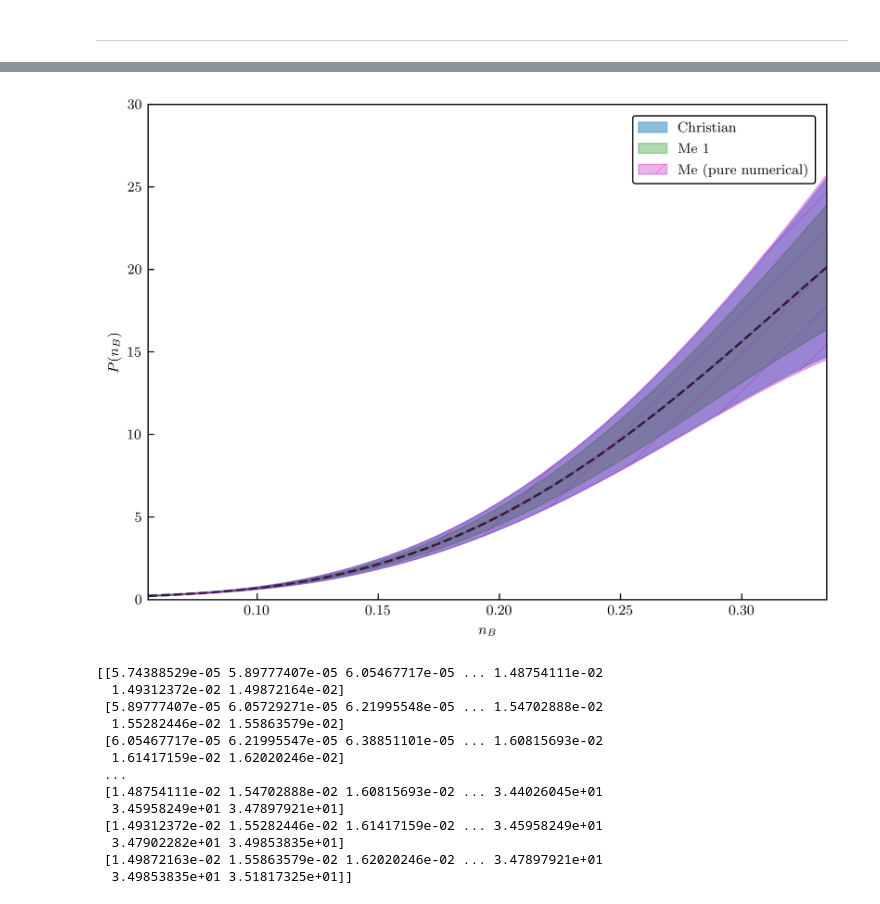
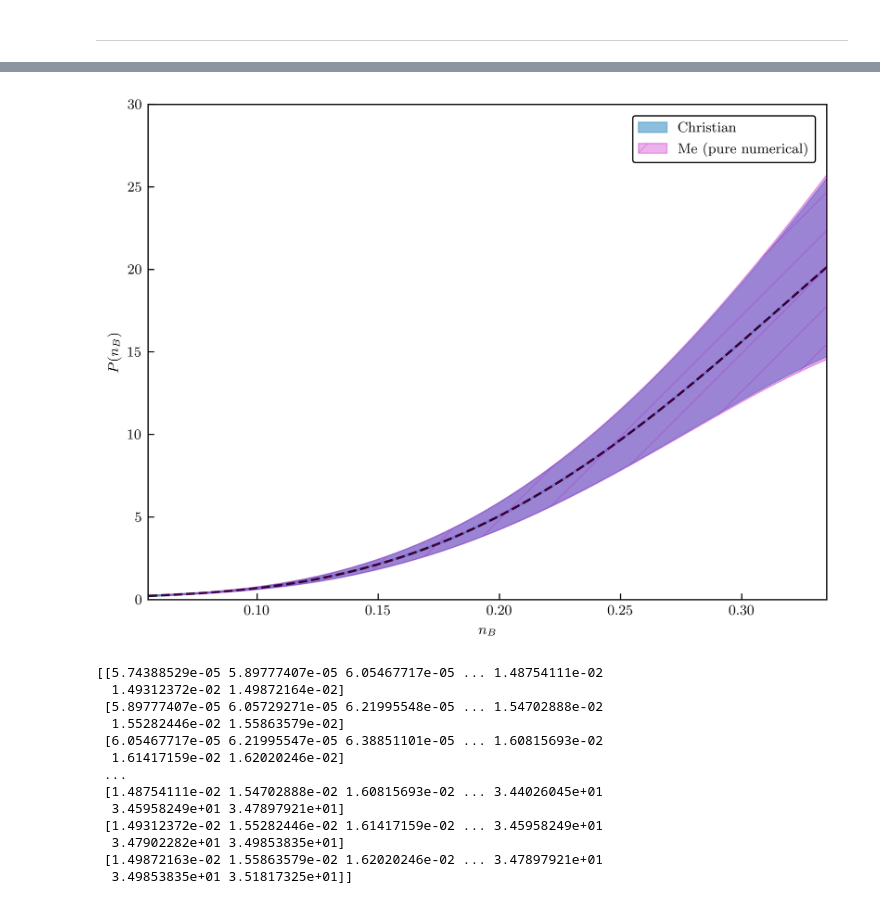
Before and after one commit to asemposki/neutron-rich-bmm, a Jupyter notebook: notebooks/NSM_EOS_ChEFT.ipynb, the cells around one changed output, grey strips where cells are left out. Cells and saved outputs as stored; diff of their text form; code cells hidden in the pictures.

Commit message:
cleaned up the version of the notebook we actually need

```diff
--- a/notebooks/NSM_EOS_ChEFT.ipynb
+++ b/notebooks/NSM_EOS_ChEFT.ipynb
@@ -943,0 +949,27 @@ e_NSM_upper = e_NSM + sigma_nsm
+# %%
+# full covariance matrix for E_sym from the containers (GP objects)
+cov_sym_container = obs_sym_energy.get_cov(chiral.orders[-1], deriv1=0, include_trunc=True)
+cov_pnm_container = obs_neutron.get_cov(chiral.orders[-1], deriv1=0, include_trunc=True)
+cov_snm_container = obs_nuclear.get_cov(chiral.orders[-1], deriv1=0, include_trunc=True)
+
+# standard deviations of PNM and SNM
+std_pnm = np.sqrt(np.diag(cov_pnm_container))
+std_snm = np.sqrt(np.diag(cov_snm_container))
+
+# back-build the off-diagonal we need (checked---divide by rho to get the matrix only)
+cov_corr_container = (-0.5*(cov_sym_container - (cov_pnm_container + cov_snm_container)))/rho
+
+# explicitly write everything out
+xp = x  # same arrays but different symbols
+
+cov_nsm_container = np.zeros_like(cov_snm_container)
+for i in range(len(density_all)):
+    for j in range(len(density_all)):
+        cov_nsm_container[i,j] = ((1.0 - 2.0 * x[i])**2.0 * (1.0 - 2.0 * xp[j])**2.0 * cov_pnm_container[i,j]
+                                    + ((4.0 * x[i])*(1.0 - x[i]) * (4.0 * xp[j]) * (1.0 - xp[j]))
+                                  * cov_snm_container[i,j] + rho * cov_corr_container[i,j]
+                                  * ((1.0 - 2.0 * x[i])**2.0 * (4.0 * xp[j] * (1.0 - xp[j]))
+                                     + ((1.0 - 2.0 * xp[j])**2.0 * (4.0 * x[i] * (1.0 - x[i])))))
+
+# take std_dev out
+std_nsm_container = np.sqrt(np.diag(cov_nsm_container))
@@ -1205,10 +1067,10 @@ std_full_covariance_2 = np.sqrt(np.diag(p_full_covariance_2))
 # %%
 # do a goddamn straight numerical derivative of the K_E_NSM result
-dxp_nsm = np.gradient(cov_nsm_container_2, density_all, edge_order=2, axis=1)
+dxp_nsm = np.gradient(cov_nsm_container, density_all, edge_order=2, axis=1)
 dxdxp_nsm = np.gradient(dxp_nsm, density_all, edge_order=2, axis=0)
 
 # obtain the pressure estimate
-p_nsm_cov_numerical = np.zeros_like(cov_nsm_container_1)
+p_nsm_cov_numerical = np.zeros_like(cov_nsm_container)
 for i in range(len(density_all)):
     for j in range(len(density_all)):
         p_nsm_cov_numerical[i,j] = density_all[i]**2.0 * density_all[j]**2.0 * dxdxp_nsm[i,j]
@@ -1218,23 +1080,20 @@ std_nsm_numerical = np.sqrt(np.diag(p_nsm_cov_numerical))
 # %%
 # plot the results
 fig = plt.figure(dpi=600)
 plt.plot(n3lo_nsm_mean[:,2], n3lo_nsm_mean[:,0], color=colors[2])
 plt.fill_between(n3lo_nsm_mean[:,2], n3lo_nsm_lower[:,0], n3lo_nsm_upper[:,0], alpha=0.7, color=colors[2], \
                 label=r'Christian')
 plt.plot(density_all, p_NSM_N3LO, 'k', linestyle='dashed')
-#plt.fill_between(density_all, p_NSM_N3LO_lower, p_NSM_N3LO_upper, alpha=0.3, color='k')
-plt.fill_between(density_all, p_NSM_N3LO-(std_full_covariance_2), p_NSM_N3LO+(std_full_covariance_2), \
-                 alpha=0.3, color='g', zorder=10, label=r'Me 1')
 plt.fill_between(density_all, p_NSM_N3LO-(std_nsm_numerical), p_NSM_N3LO+(std_nsm_numerical), \
                  alpha=0.3, color='m', zorder=10, label=r'Me (pure numerical)', hatch='/')
 plt.xlabel(r'$n_{B}$')
 plt.ylabel(r'$P(n_{B})$')
 plt.ylim(0.0, 30.0)
 plt.xlim(min(n3lo_nsm_mean[:,2]), max(n3lo_nsm_mean[:,2]))
 plt.legend()
 plt.show()
 # %% [output]
-[figure, old version]
+[figure, new version]
 # %%
 # check the actual covariance matrix
 print(p_nsm_cov_numerical)
```
Also changed, not shown: parts of 77 cells of this notebook, 2 other files.
